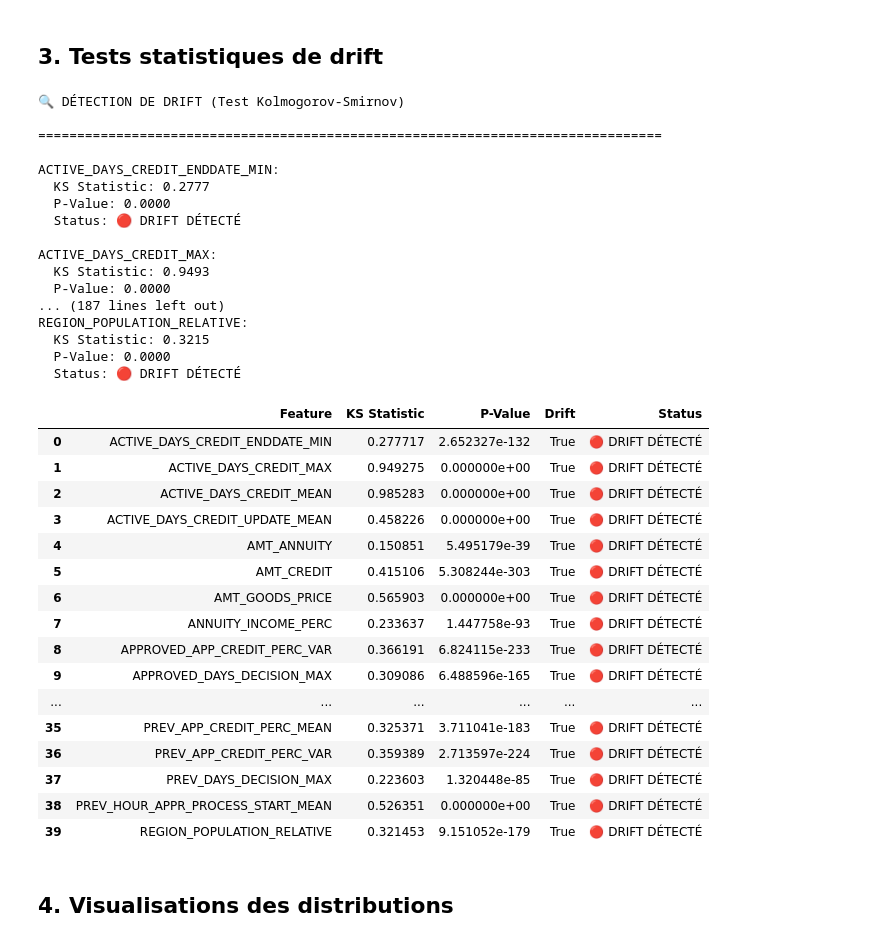
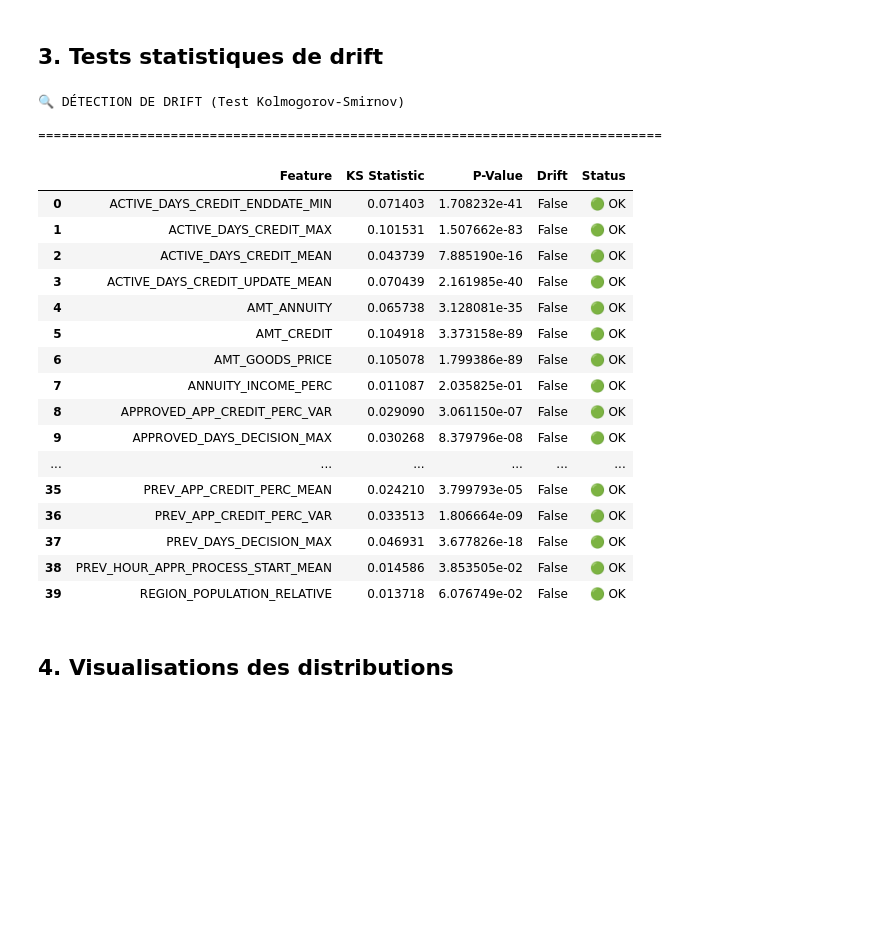
Before and after one commit to ticoraph/ReadyToSpendMonitor, a Jupyter notebook: notebooks/drift_analysis.ipynb, the cells around one changed output. Saved outputs shown, nothing was run; the diff lists cells and outputs as text; code cells hidden in the pictures; blank space fills up the shorter version.

```diff
--- a/notebooks/drift_analysis.ipynb
+++ b/notebooks/drift_analysis.ipynb
@@ -28,8 +32,22 @@ sns.set_palette("husl")
 ## 1. Chargement des données
 # %%
 # Charger les données de référence (entraînement)
-reference_df = pd.read_csv('../output/dataset_train_top40.csv')
+reference_df = pd.read_csv('../output/dataset_train_top40_clean.csv')
 print(f"📊 Données de référence: {len(reference_df)} échantillons")
 print(f"Colonnes: {reference_df.columns.tolist()}")
+
+test_df = pd.read_csv('../output/dataset_test_top40_clean.csv')
+print(f"📊 Données de référence: {len(test_df)} échantillons")
+print(f"Colonnes: {test_df.columns.tolist()}")
+
+# Remplacer Inf/-Inf par NaN
+reference_df = reference_df.replace([np.inf, -np.inf], np.nan)
+
+# Calculer la médiane de chaque colonne (ignorer les NaN)
+medians = reference_df.median()
+
+# Remplacer NaN par la médiane
+reference_df = reference_df.fillna(medians)
+
 reference_df.head()
 # %% [output]
@@ -153,68 +173,54 @@ print("\n🔍 DÉTECTION DE DRIFT (Test Kolmogorov-Smirnov)\n")
 print("=" * 80)
 
 for feature in features:
     if feature in reference_df.columns and feature in input_df.columns:
         # KS test
         ks_stat, p_value = stats.ks_2samp(
             reference_df[feature].dropna(),
             input_df[feature].dropna()
         )
 
         # Interpréter le résultat
-        drift_detected = p_value < 0.01
+        drift_detected = p_value < 0
         status = "🔴 DRIFT DÉTECTÉ" if drift_detected else "🟢 OK"
 
         drift_results.append({
             'Feature': feature,
             'KS Statistic': ks_stat,
             'P-Value': p_value,
             'Drift': drift_detected,
             'Status': status
         })
 
-        print(f"\n{feature}:")
-        print(f"  KS Statistic: {ks_stat:.4f}")
-        print(f"  P-Value: {p_value:.4f}")
-        print(f"  Status: {status}")
+        #print(f"\n{feature}:")
+        #print(f"  KS Statistic: {ks_stat:.4f}")
+        #print(f"  P-Value: {p_value:.4f}")
+        #print(f"  Status: {status}")
 
 # Créer un DataFrame des résultats
 drift_df = pd.DataFrame(drift_results)
 drift_df
 # %% [output]
 🔍 DÉTECTION DE DRIFT (Test Kolmogorov-Smirnov)
 
 ================================================================================
-
-ACTIVE_DAYS_CREDIT_ENDDATE_MIN:
-  KS Statistic: 0.2777
-  P-Value: 0.0000
-  Status: 🔴 DRIFT DÉTECTÉ
-
-ACTIVE_DAYS_CREDIT_MAX:
-  KS Statistic: 0.9493
-  P-Value: 0.0000
-... (187 lines left out)
-REGION_POPULATION_RELATIVE:
-  KS Statistic: 0.3215
-  P-Value: 0.0000
-  Status: 🔴 DRIFT DÉTECTÉ
 |  | Feature | KS Statistic | P-Value | Drift | Status |
-| 0 | ACTIVE_DAYS_CREDIT_ENDDATE_MIN | 0.277717 | 2.652327e-132 | True | 🔴 DRIFT DÉTECTÉ |
-| 1 | ACTIVE_DAYS_CREDIT_MAX | 0.949275 | 0.000000e+00 | True | 🔴 DRIFT DÉTECTÉ |
-| 2 | ACTIVE_DAYS_CREDIT_MEAN | 0.985283 | 0.000000e+00 | True | 🔴 DRIFT DÉTECTÉ |
-| 3 | ACTIVE_DAYS_CREDIT_UPDATE_MEAN | 0.458226 | 0.000000e+00 | True | 🔴 DRIFT DÉTECTÉ |
-| 4 | AMT_ANNUITY | 0.150851 | 5.495179e-39 | True | 🔴 DRIFT DÉTECTÉ |
-| 5 | AMT_CREDIT | 0.415106 | 5.308244e-303 | True | 🔴 DRIFT DÉTECTÉ |
-| 6 | AMT_GOODS_PRICE | 0.565903 | 0.000000e+00 | True | 🔴 DRIFT DÉTECTÉ |
-| 7 | ANNUITY_INCOME_PERC | 0.233637 | 1.447758e-93 | True | 🔴 DRIFT DÉTECTÉ |
-| 8 | APPROVED_APP_CREDIT_PERC_VAR | 0.366191 | 6.824115e-233 | True | 🔴 DRIFT DÉTECTÉ |
-| 9 | APPROVED_DAYS_DECISION_MAX | 0.309086 | 6.488596e-165 | True | 🔴 DRIFT DÉTECTÉ |
+| 0 | ACTIVE_DAYS_CREDIT_ENDDATE_MIN | 0.071403 | 1.708232e-41 | False | 🟢 OK |
+| 1 | ACTIVE_DAYS_CREDIT_MAX | 0.101531 | 1.507662e-83 | False | 🟢 OK |
+| 2 | ACTIVE_DAYS_CREDIT_MEAN | 0.043739 | 7.885190e-16 | False | 🟢 OK |
+| 3 | ACTIVE_DAYS_CREDIT_UPDATE_MEAN | 0.070439 | 2.161985e-40 | False | 🟢 OK |
+| 4 | AMT_ANNUITY | 0.065738 | 3.128081e-35 | False | 🟢 OK |
+| 5 | AMT_CREDIT | 0.104918 | 3.373158e-89 | False | 🟢 OK |
+| 6 | AMT_GOODS_PRICE | 0.105078 | 1.799386e-89 | False | 🟢 OK |
+| 7 | ANNUITY_INCOME_PERC | 0.011087 | 2.035825e-01 | False | 🟢 OK |
+| 8 | APPROVED_APP_CREDIT_PERC_VAR | 0.029090 | 3.061150e-07 | False | 🟢 OK |
+| 9 | APPROVED_DAYS_DECISION_MAX | 0.030268 | 8.379796e-08 | False | 🟢 OK |
 | ... | ... | ... | ... | ... | ... |
-| 35 | PREV_APP_CREDIT_PERC_MEAN | 0.325371 | 3.711041e-183 | True | 🔴 DRIFT DÉTECTÉ |
-| 36 | PREV_APP_CREDIT_PERC_VAR | 0.359389 | 2.713597e-224 | True | 🔴 DRIFT DÉTECTÉ |
-| 37 | PREV_DAYS_DECISION_MAX | 0.223603 | 1.320448e-85 | True | 🔴 DRIFT DÉTECTÉ |
-| 38 | PREV_HOUR_APPR_PROCESS_START_MEAN | 0.526351 | 0.000000e+00 | True | 🔴 DRIFT DÉTECTÉ |
-| 39 | REGION_POPULATION_RELATIVE | 0.321453 | 9.151052e-179 | True | 🔴 DRIFT DÉTECTÉ |
+| 35 | PREV_APP_CREDIT_PERC_MEAN | 0.024210 | 3.799793e-05 | False | 🟢 OK |
+| 36 | PREV_APP_CREDIT_PERC_VAR | 0.033513 | 1.806664e-09 | False | 🟢 OK |
+| 37 | PREV_DAYS_DECISION_MAX | 0.046931 | 3.677826e-18 | False | 🟢 OK |
+| 38 | PREV_HOUR_APPR_PROCESS_START_MEAN | 0.014586 | 3.853505e-02 | False | 🟢 OK |
+| 39 | REGION_POPULATION_RELATIVE | 0.013718 | 6.076749e-02 | False | 🟢 OK |
 # %% [markdown]
 ## 4. Visualisations des distributions
 # %%
```
Also changed, not shown: parts of 12 cells of this notebook, 5 other files.
